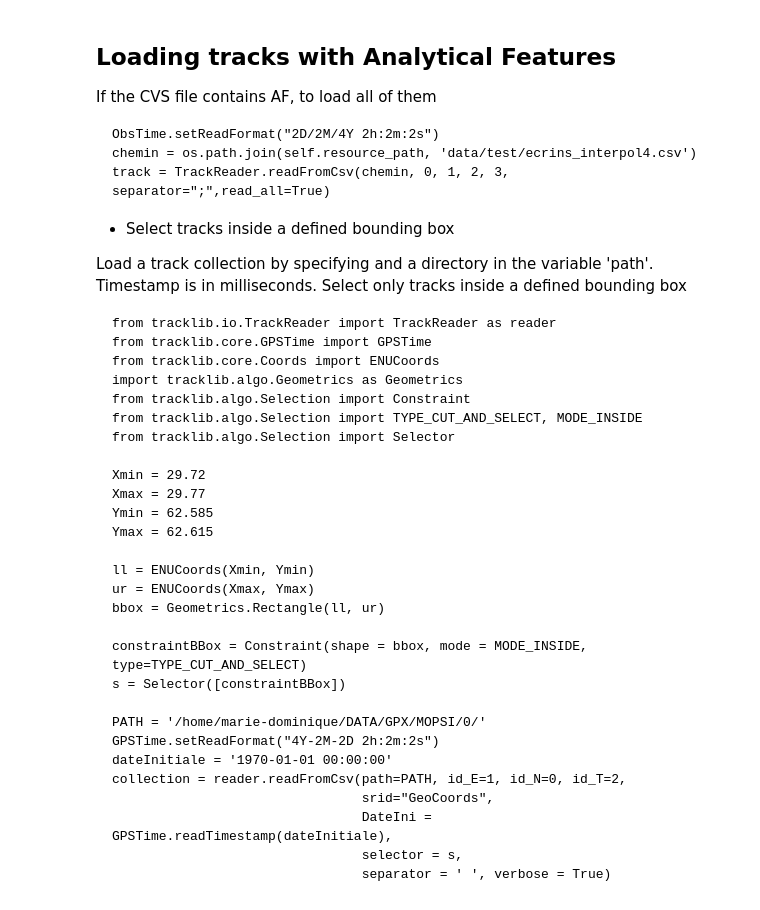
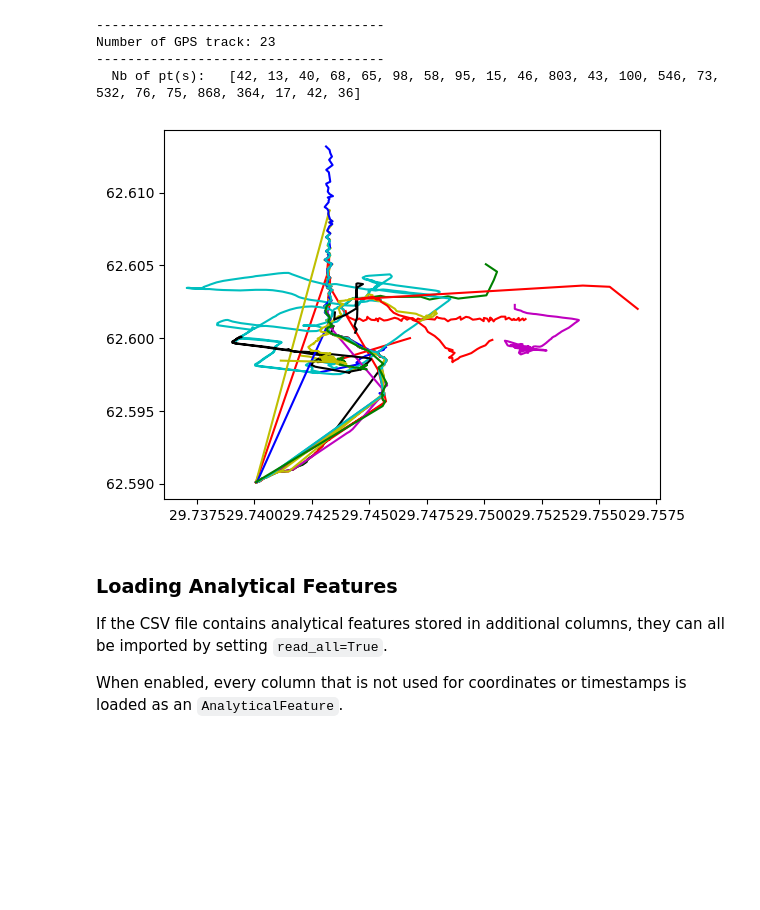
Before and after one commit to umrlastig/tracklib, a Jupyter notebook: doc/source/howto/IO_ReadTrack.ipynb, the cells around one changed output. Drawn from its saved outputs; the diff is of its cells as text; code cells hidden in the pictures; blank space fills up the shorter version.

```diff
--- a/doc/source/howto/IO_ReadTrack.ipynb
+++ b/doc/source/howto/IO_ReadTrack.ipynb
@@ -132,45 +217,40 @@ print (collection.size(), ' GPX tracks loaded')
+# %%
+Xmin = 29.72
+Xmax = 29.77
+Ymin = 62.585
+Ymax = 62.615
+
+ll = tkl.ENUCoords(Xmin, Ymin)
+ur = tkl.ENUCoords(Xmax, Ymax)
+bbox = tkl.Rectangle(ll, ur)
+
+# TYPE_CUT_AND_SELECT
+constraintBBox = tkl.Constraint(shape = bbox, mode = tkl.MODE_INSIDE,
+                                type=tkl.TYPE_SELECT)
+s = tkl.Selector([constraintBBox])
+
+PATH = '/home/md_vandamme/5_DATA/GPX/MOPSI/0/'
+tkl.ObsTime.setReadFormat("4Y-2M-2D 2h:2m:2s")
+dateInitiale = '1970-01-01 00:00:00'
+
+collection = tkl.TrackReader.readFromCsv(path=PATH,
+                                         id_E=1, id_N=0, srid="ENUCoords",
+                                         id_T=2, timeUnit=0.001, DateIni = tkl.ObsTime.readTimestamp(dateInitiale),
+                                         selector = s,
+                                         separator = ' ', h=0,
+                                         verbose=False)
+
+collection.summary()
+collection.plot()
+# %% [output]
+-------------------------------------
+Number of GPS track: 23
+-------------------------------------
+  Nb of pt(s):   [42, 13, 40, 68, 65, 98, 58, 95, 15, 46, 803, 43, 100, 546, 73, 532, 76, 75, 868, 364, 17, 42, 36]
+[figure, added]
 # %% [markdown]
-## Loading tracks with Analytical Features
+### Loading Analytical Features
 
-If the CVS file contains AF, to load all of them
+If the CSV file contains analytical features stored in additional columns, they can all be imported by setting `read_all=True`.
 
-    ObsTime.setReadFormat("2D/2M/4Y 2h:2m:2s")
-    chemin = os.path.join(self.resource_path, 'data/test/ecrins_interpol4.csv')
-    track = TrackReader.readFromCsv(chemin, 0, 1, 2, 3, separator=";",read_all=True)
-
-
-* Select tracks inside a defined bounding box
-
-
-Load a track collection by specifying and a directory in the variable 'path'.
-Timestamp is in milliseconds. Select only tracks inside a defined bounding box
-
-
-    from tracklib.io.TrackReader import TrackReader as reader
-    from tracklib.core.GPSTime import GPSTime
-    from tracklib.core.Coords import ENUCoords
-    import tracklib.algo.Geometrics as Geometrics
-    from tracklib.algo.Selection import Constraint
-    from tracklib.algo.Selection import TYPE_CUT_AND_SELECT, MODE_INSIDE
-    from tracklib.algo.Selection import Selector
-
-    Xmin = 29.72
-    Xmax = 29.77
-    Ymin = 62.585
-    Ymax = 62.615
-
-    ll = ENUCoords(Xmin, Ymin)
-    ur = ENUCoords(Xmax, Ymax)
-    bbox = Geometrics.Rectangle(ll, ur)
-
-    constraintBBox = Constraint(shape = bbox, mode = MODE_INSIDE, type=TYPE_CUT_AND_SELECT)
-    s = Selector([constraintBBox])
-
-    PATH = '/home/marie-dominique/DATA/GPX/MOPSI/0/'
-    GPSTime.setReadFormat("4Y-2M-2D 2h:2m:2s")
-    dateInitiale = '1970-01-01 00:00:00'
-    collection = reader.readFromCsv(path=PATH, id_E=1, id_N=0, id_T=2,
-                                    srid="GeoCoords",
-                                    DateIni = GPSTime.readTimestamp(dateInitiale),
-                                    selector = s,
-                                    separator = ' ', verbose = True)
+When enabled, every column that is not used for coordinates or timestamps is loaded as an `AnalyticalFeature`.
```
Also changed, not shown: parts of 27 cells of this notebook, 8 other files.
